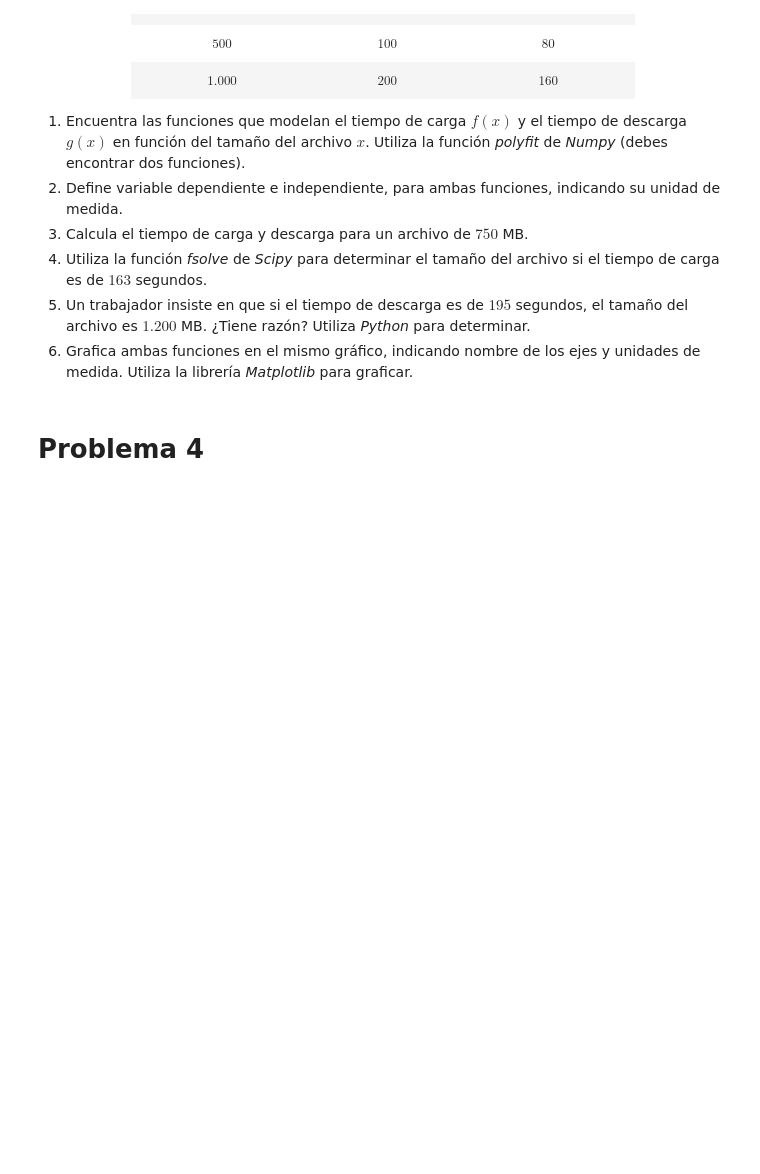
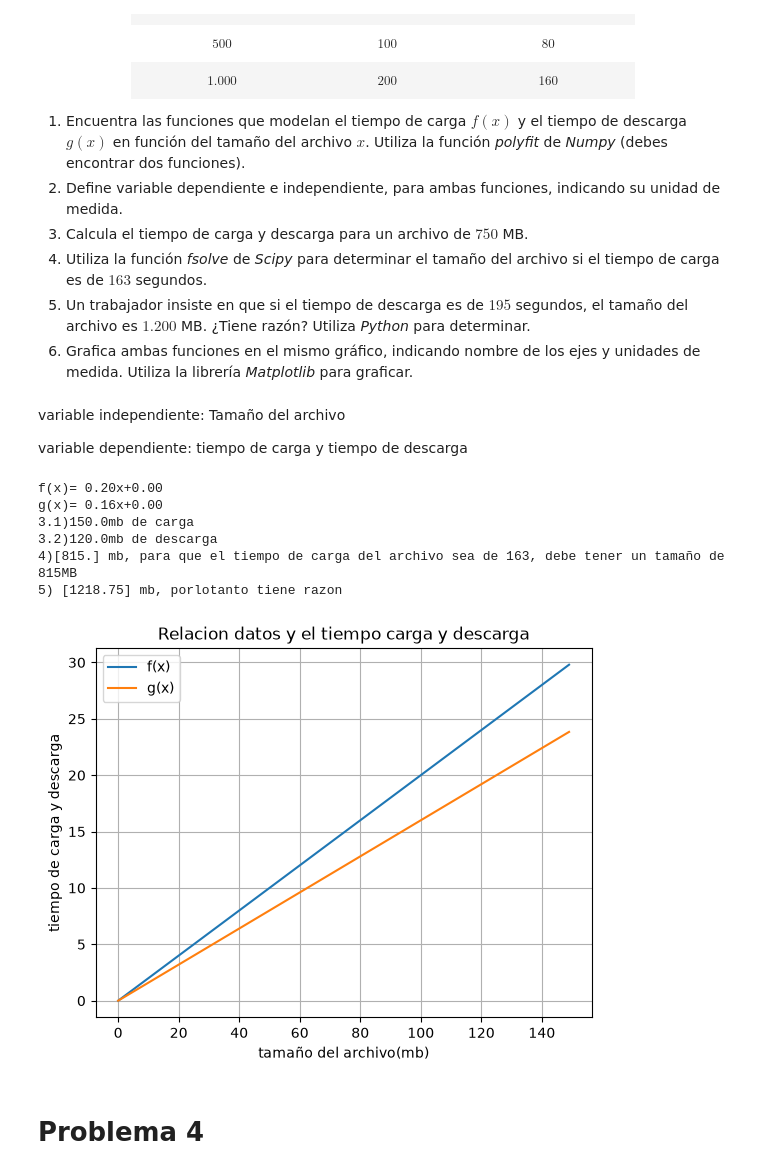
Before and after one commit to Daboddavid/Matematica-aplicada-pitudo, a Jupyter notebook: G2_Función_Lineal.ipynb, the cells around one changed output. Drawn from its saved outputs; the diff is of its cells as text; code cells hidden in the pictures; blank space fills up the shorter version.

```diff
--- a/G2_Función_Lineal.ipynb
+++ b/G2_Función_Lineal.ipynb
@@ -159,6 +159,66 @@ Una empresa de tecnología quiere optimizar el tiempo de carga y descarga de arc
 4. Utiliza la función *fsolve* de *Scipy* para determinar el tamaño del archivo si el tiempo de carga es de $163$ segundos.
 5. Un trabajador insiste en que si el tiempo de descarga es de $195$ segundos, el tamaño del archivo es $1.200$ MB. ¿Tiene razón? Utiliza *Python* para determinar.
 6. Grafica ambas funciones en el mismo gráfico, indicando nombre de los ejes y unidades de medida. Utiliza la librería *Matplotlib* para graficar.
+# %% [markdown]
+variable independiente: Tamaño del archivo
+
+variable dependiente: tiempo de carga y tiempo de descarga
+# %%
+x = np.array([50, 100, 250, 500, 1000])
+y = np.array([10, 20, 50, 100, 200])
+y1= np.array([8, 16, 40, 80, 160])
+
+pendiente, intercepto = np.polyfit(x, y, 1)
+pendientee, interceptoo = np.polyfit(x, y1, 1)
+
+print(f"f(x)= {pendiente:.2f}x+{intercepto:.2f}")
+print(f"g(x)= {pendientee:.2f}x+{interceptoo:.2f}")
+
+def f(x):
+    return 0.20*x
+
+def g(x):
+    return 0.16*x
+
+x=750
+print(f"3.1){f(x)}mb de carga")
+print(f"3.2){g(x)}mb de descarga")
+
+def T1(x):
+    return 0.20*x - 163
+
+xo = np.linspace(0, 500, 1)
+solucion = fsolve(T1, xo)
+
+print(f"4){solucion} mb, para que el tiempo de carga del archivo sea de 163, debe tener un tamaño de 815MB")
+
+
+
+def T2(x):
+    return 0.16*x - 195
+
+xo = np.linspace(0, 500, 1)
+solucion = fsolve(T2, xo)
+
+print(f"5) {solucion} mb, porlotanto tiene razon")
+#-------------------------------------------------------------------------------------------------------
+x = np.arange(0, 150, 1)
+plt.plot(x, f(x), label = 'f(x)')
+plt.plot(x, g(x), label = 'g(x)')
+plt.title('Relacion datos y el tiempo carga y descarga')
+plt.ylabel('tiempo de carga y descarga')
+plt.xlabel('tamaño del archivo(mb)')
+plt.legend()
+plt.grid()
+plt.show()
+# %% [output]
+f(x)= 0.20x+0.00
+g(x)= 0.16x+0.00
+3.1)150.0mb de carga
+3.2)120.0mb de descarga
+4)[815.] mb, para que el tiempo de carga del archivo sea de 163, debe tener un tamaño de 815MB
+5) [1218.75] mb, porlotanto tiene razon
+[figure, added]
 # %% [markdown]
 # Problema 4
 # %% [markdown]
```
Also changed, not shown: parts of 3 cells of this notebook.
